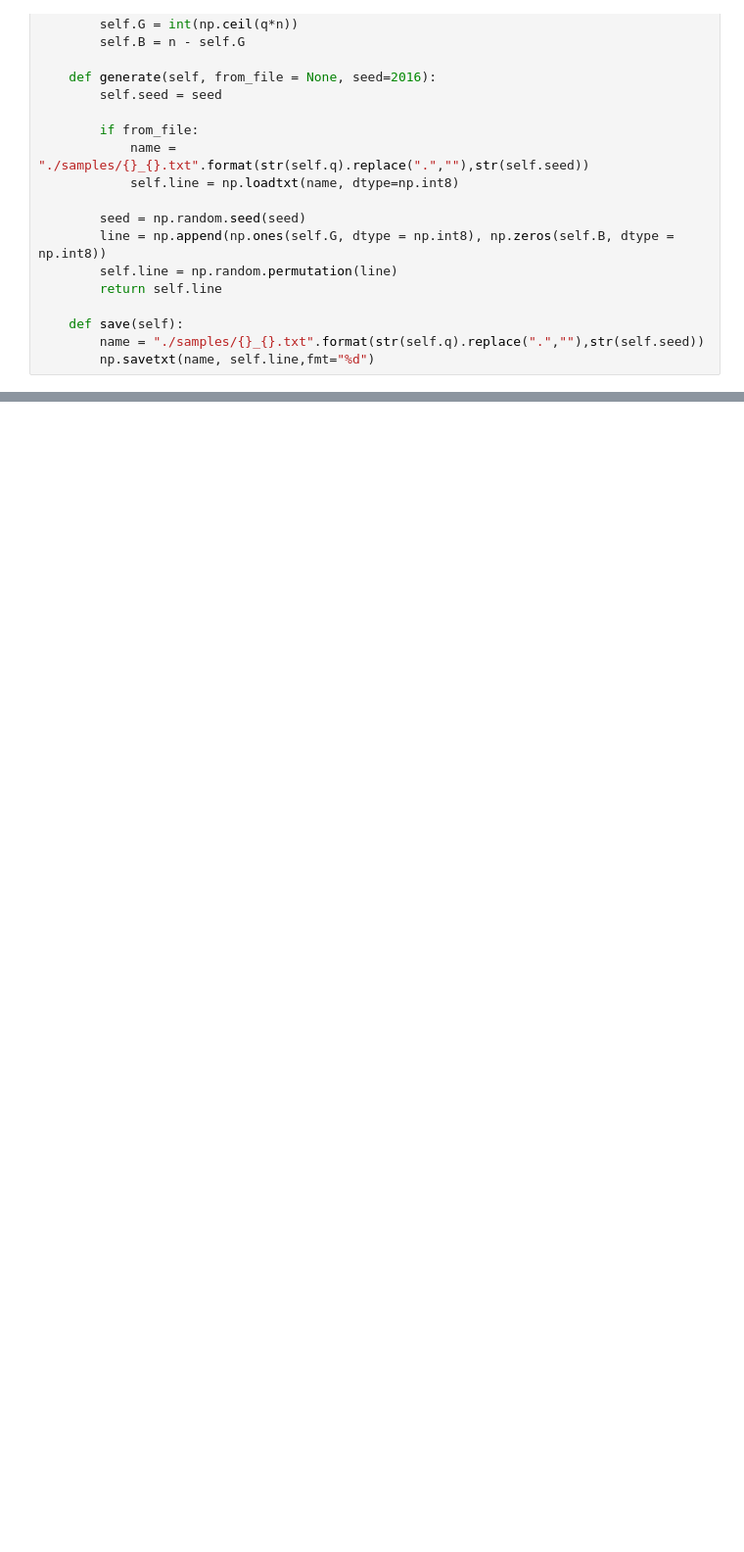
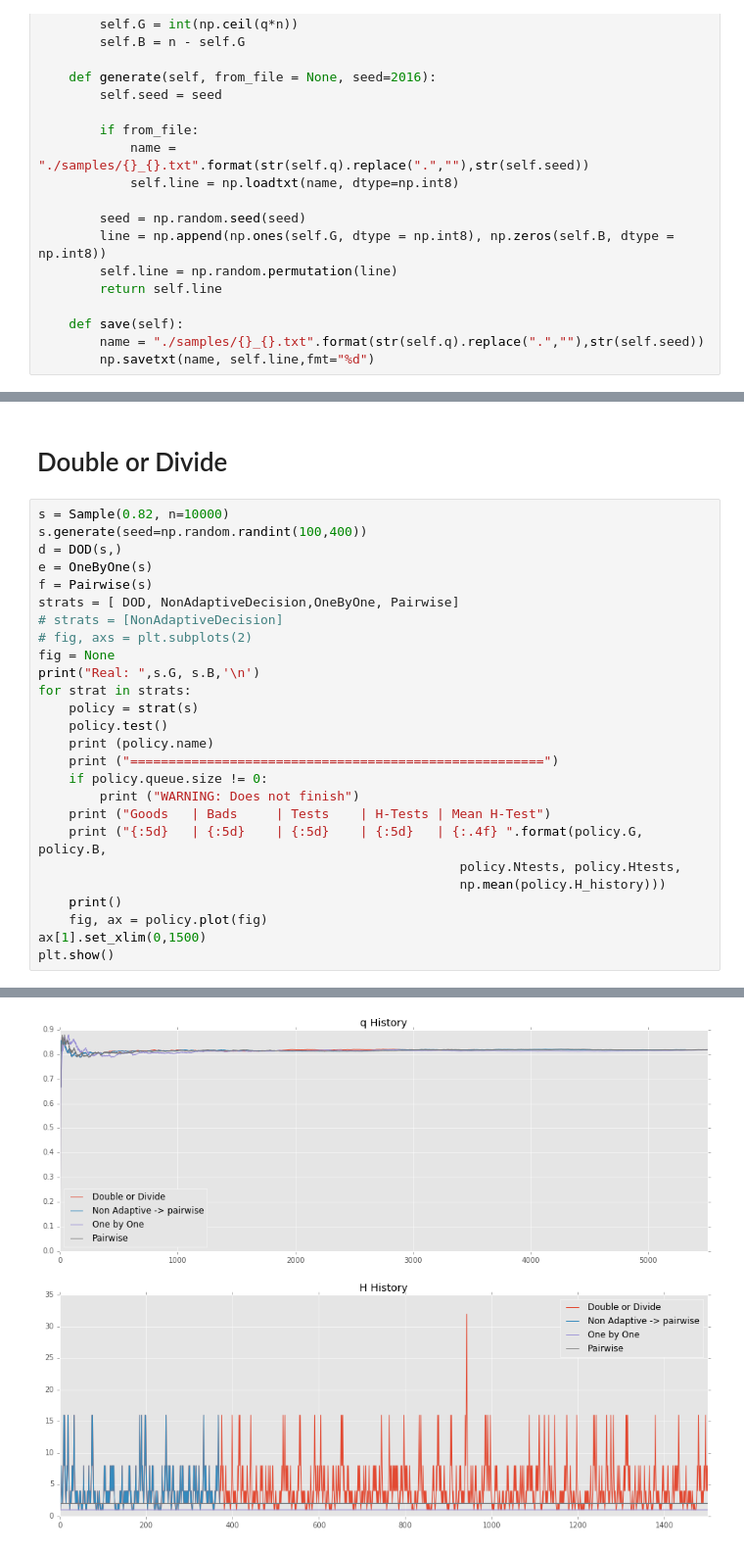
Before and after one commit to DeanLa/group_testing, a Jupyter notebook: project classes.ipynb, the cells around one changed output, grey strips where cells are left out. Shown at 98% size. Drawn from its saved outputs; the diff is of its cells as text; blank space fills up the shorter version.

Commit message:
4 new strategies in the classes notebook

```diff
--- a/project classes.ipynb
+++ b/project classes.ipynb
@@ -88,0 +174,29 @@ class DOD(Strategy):
+# %% [markdown]
+# Double or Divide
+# %%
+s = Sample(0.82, n=10000)
+s.generate(seed=np.random.randint(100,400))
+d = DOD(s,)
+e = OneByOne(s)
+f = Pairwise(s)
+strats = [ DOD, NonAdaptiveDecision,OneByOne, Pairwise]
+# strats = [NonAdaptiveDecision]
+# fig, axs = plt.subplots(2)
+fig = None
+print("Real: ",s.G, s.B,'\n')
+for strat in strats:
+    policy = strat(s)
+    policy.test()
+    print (policy.name)
+    print ("======================================================")
+    if policy.queue.size != 0:
+        print ("WARNING: Does not finish")
+    print ("Goods   | Bads     | Tests    | H-Tests | Mean H-Test")
+    print ("{:5d}   | {:5d}    | {:5d}    | {:5d}   | {:.4f} ".format(policy.G, policy.B,
+                                                       policy.Ntests, policy.Htests,
+                                                       np.mean(policy.H_history)))
+    print()
+    fig, ax = policy.plot(fig)
+ax[1].set_xlim(0,1500)
+plt.show()
+# %% [output]
@@ -88,0 +220 @@ class DOD(Strategy):
+[figure, added]
```
Also changed, not shown: parts of 9 cells of this notebook, 1 other file.
